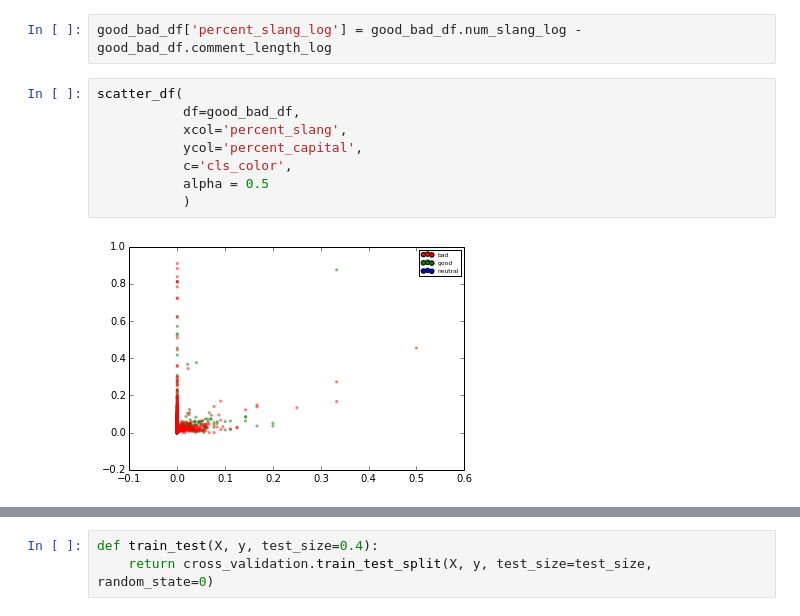
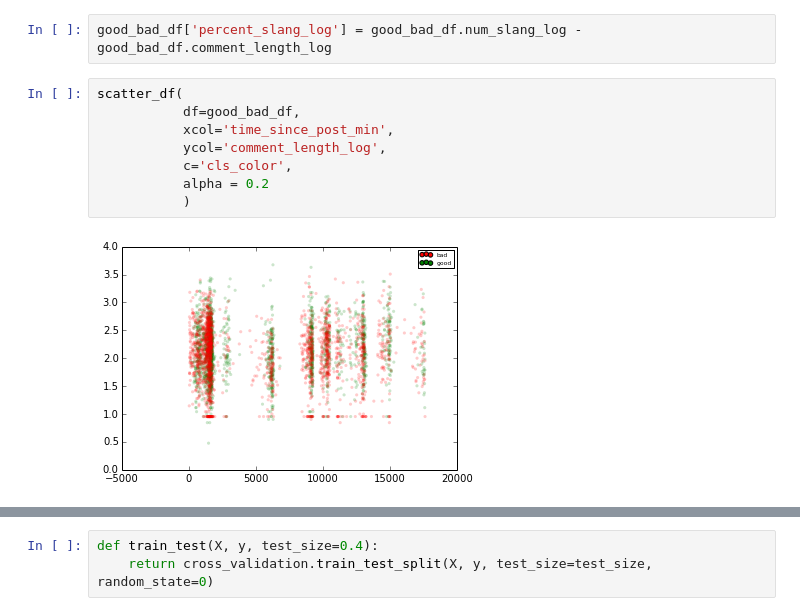
Before and after one commit to gautsi/creddit_score, a Jupyter notebook: notebooks/new_stuff.ipynb, the cells around one changed output, grey strips where cells are left out. Cells and saved outputs as stored; diff of their text form.

```diff
--- a/notebooks/new_stuff.ipynb
+++ b/notebooks/new_stuff.ipynb
@@ -246,10 +246,10 @@ good_bad_df['percent_slang_log'] = good_bad_df.num_slang_log - good_bad_df.comme
 # %%
 scatter_df(
            df=good_bad_df,
-           xcol='percent_slang',
-           ycol='percent_capital',
+           xcol='time_since_post_min',
+           ycol='comment_length_log',
            c='cls_color',
-           alpha = 0.5
+           alpha = 0.2
            )
 # %% [output]
-[figure, old version]
+[figure, new version]
```
Also changed, not shown: parts of 11 cells of this notebook, 5 other files.
